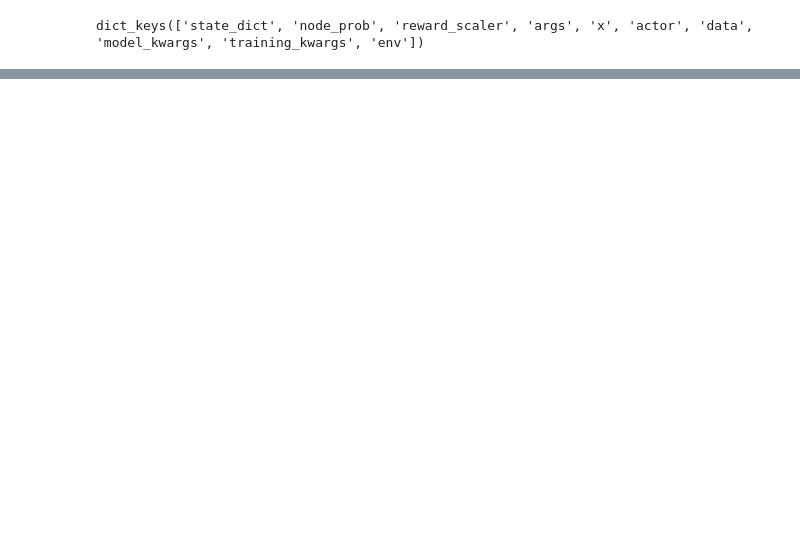
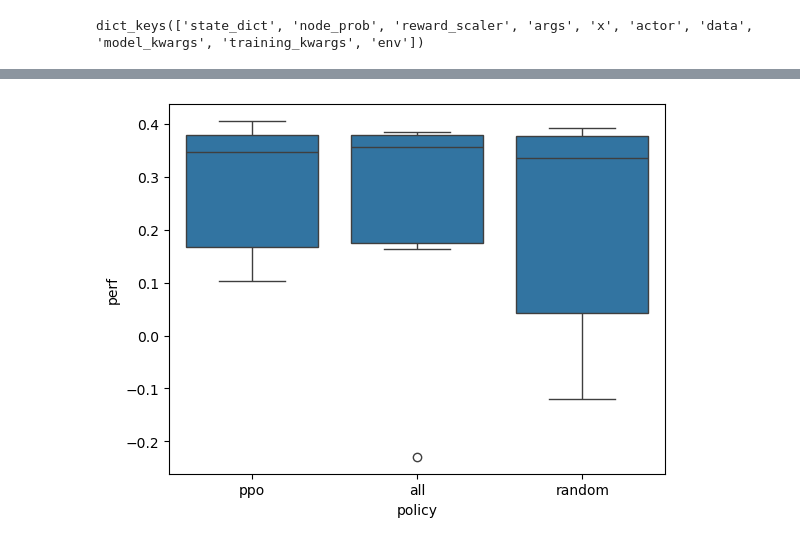
Before and after one commit to nathanieljevans/gsnn-lib, a Jupyter notebook: notebooks/_dev/devvv.ipynb, the cells around one changed output, grey strips where cells are left out. Saved outputs shown, nothing was run; the diff lists cells and outputs as text; code cells hidden in the pictures; blank space fills up the shorter version.

```diff
--- a/notebooks/_dev/devvv.ipynb
+++ b/notebooks/_dev/devvv.ipynb
@@ -139,3 +156,32 @@ env = result_dict['env']
 result_dict.keys()
 # %% [output]
 dict_keys(['state_dict', 'node_prob', 'reward_scaler', 'args', 'x', 'actor', 'data', 'model_kwargs', 'training_kwargs', 'env'])
+# %%
+
+env.model_kwargs['checkpoint'] = False
+env.train_dataset.root = '../../processed_data/'
+env.val_dataset.root = '../../processed_data/'
+
+n = 5
+
+policy_perf = []
+for i in range(n):
+        action = torch.tensor(np.random.binomial(n=1, p=p), dtype=torch.float32)
+        policy_perf.append( env.run(action) )
+
+baseline_perf = []
+for i in range(n):
+        action = torch.ones((len(p), ), dtype=torch.float32)
+        baseline_perf.append( env.run(action) )
+
+rand_perf = []
+for i in range(n):
+    p_ = np.mean(p)*np.ones((len(p),))
+    action = torch.tensor(np.random.binomial(n=1, p=p_), dtype=torch.float32)
+    rand_perf.append( env.run(action) )
+
+res = pd.DataFrame({'policy':['ppo']*n + ['all']*n + ['random']*n, 'perf':policy_perf + baseline_perf + rand_perf})
+
+plt.figure()
+sbn.boxplot(x='policy', y='perf', data=res)
+plt.show()
@@ -141,0 +190,6 @@ dict_keys(['state_dict', 'node_prob', 'reward_scaler', 'args', 'x', 'actor', 'da
+# %%
+rand_perf = []
+for i in range(n):
+    p_ = np.mean(p)*np.ones((len(p),))
+    action = torch.tensor(np.random.binomial(n=1, p=p_), dtype=torch.float32)
+    rand_perf.append( env.run(action) )
@@ -142 +198,9 @@ dict_keys(['state_dict', 'node_prob', 'reward_scaler', 'args', 'x', 'actor', 'da
+# %%
+res = pd.DataFrame({'policy':['ppo']*n + ['all']*n + ['random']*n, 'perf':policy_perf + baseline_perf + rand_perf})
+
+plt.figure()
+sbn.boxplot(x='policy', y='perf', data=res)
+plt.show()
+# %% [output]
+[figure, added]
 # %%
```
Also changed, not shown: parts of 43 cells of this notebook, 34 other files.
